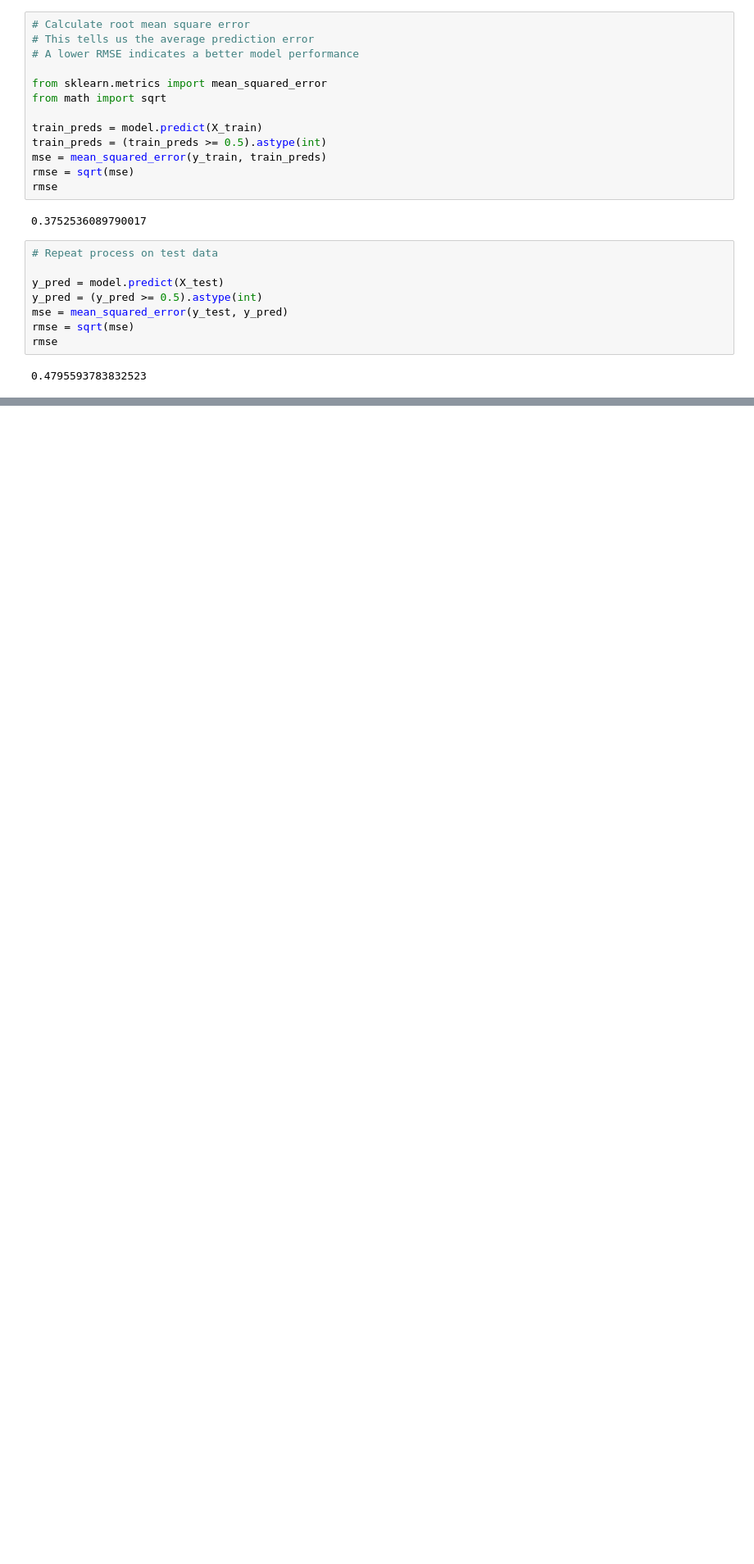
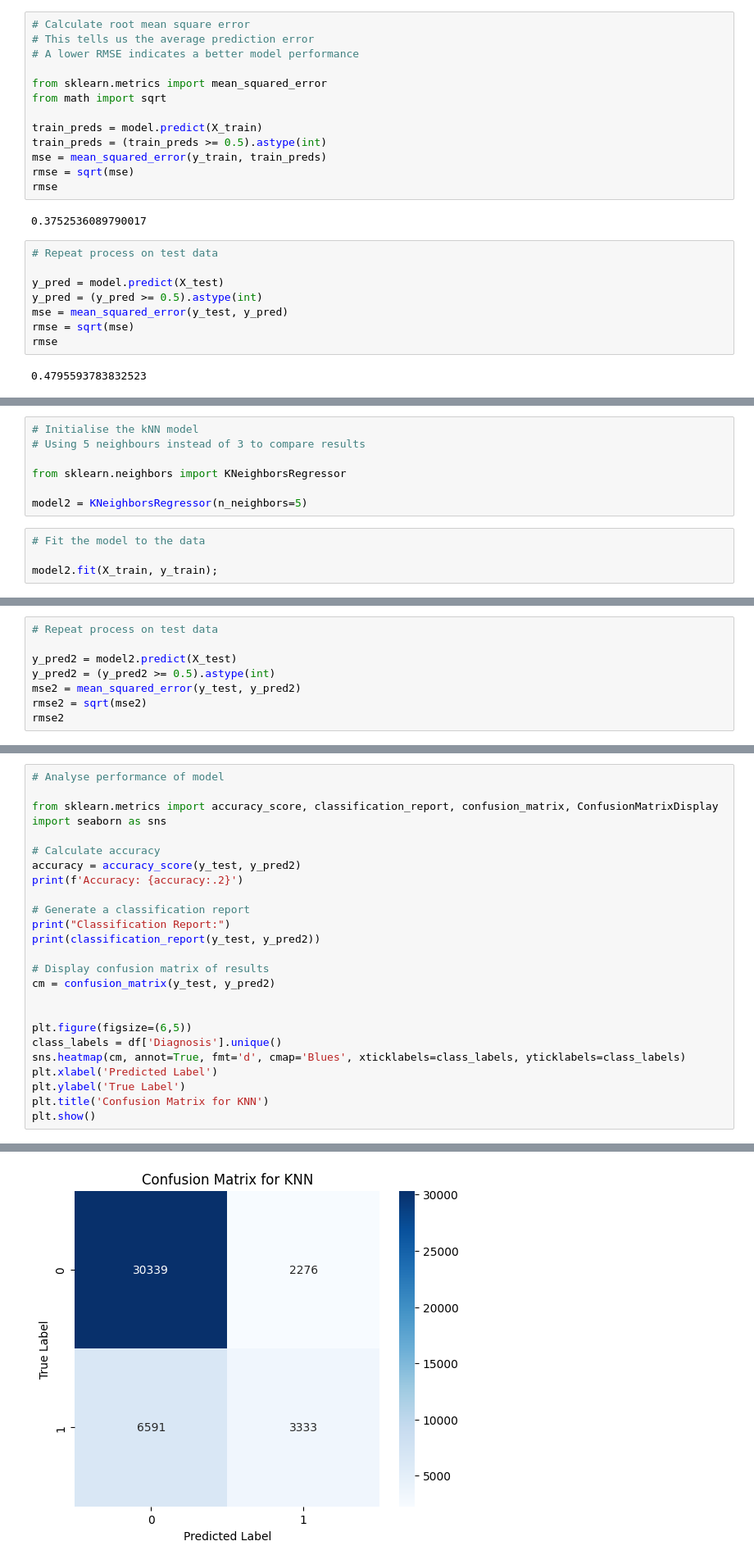
Before and after one commit to SeanRourke/C00251168-DataScience, a Jupyter notebook: ThyroidCancerKNN/KNNtThyroidCancer.ipynb, the cells around one changed output, grey strips where cells are left out. Shown at 82% size. Cells and saved outputs as stored; diff of their text form; blank space fills up the shorter version.

Commit message:
added model using k=5

```diff
--- a/ThyroidCancerKNN/KNNtThyroidCancer.ipynb
+++ b/ThyroidCancerKNN/KNNtThyroidCancer.ipynb
@@ -242,0 +255,11 @@ weighted avg       0.75      0.77      0.75     42539
+# %%
+# Initialise the kNN model
+# Using 5 neighbours instead of 3 to compare results
+
+from sklearn.neighbors import KNeighborsRegressor
+
+model2 = KNeighborsRegressor(n_neighbors=5)
+# %%
+# Fit the model to the data
+
+model2.fit(X_train, y_train);
@@ -242,0 +281,8 @@ weighted avg       0.75      0.77      0.75     42539
+# %%
+# Repeat process on test data
+
+y_pred2 = model2.predict(X_test)
+y_pred2 = (y_pred2 >= 0.5).astype(int)
+mse2 = mean_squared_error(y_test, y_pred2)
+rmse2 = sqrt(mse2)
+rmse2
@@ -242,0 +291,26 @@ weighted avg       0.75      0.77      0.75     42539
+# %%
+# Analyse performance of model
+
+from sklearn.metrics import accuracy_score, classification_report, confusion_matrix, ConfusionMatrixDisplay
+import seaborn as sns
+
+# Calculate accuracy
+accuracy = accuracy_score(y_test, y_pred2)
+print(f'Accuracy: {accuracy:.2}')
+
+# Generate a classification report
+print("Classification Report:")
+print(classification_report(y_test, y_pred2))
+
+# Display confusion matrix of results
+cm = confusion_matrix(y_test, y_pred2)
+
+
+plt.figure(figsize=(6,5))
+class_labels = df['Diagnosis'].unique()
+sns.heatmap(cm, annot=True, fmt='d', cmap='Blues', xticklabels=class_labels, yticklabels=class_labels)
+plt.xlabel('Predicted Label')
+plt.ylabel('True Label')
+plt.title('Confusion Matrix for KNN')
+plt.show()
+# %% [output]
@@ -242,0 +327 @@ weighted avg       0.75      0.77      0.75     42539
+[figure, added]
```
Also changed, not shown: parts of 9 cells of this notebook.
